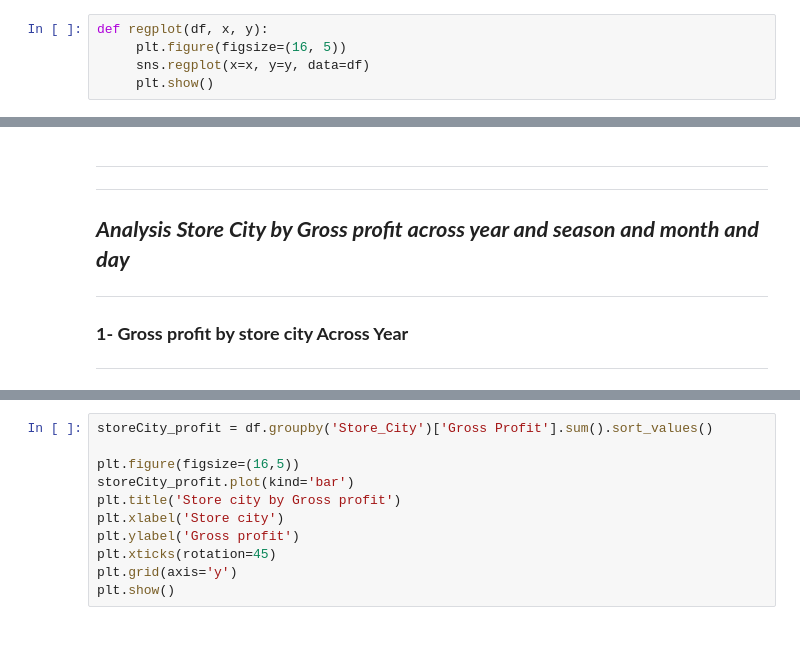
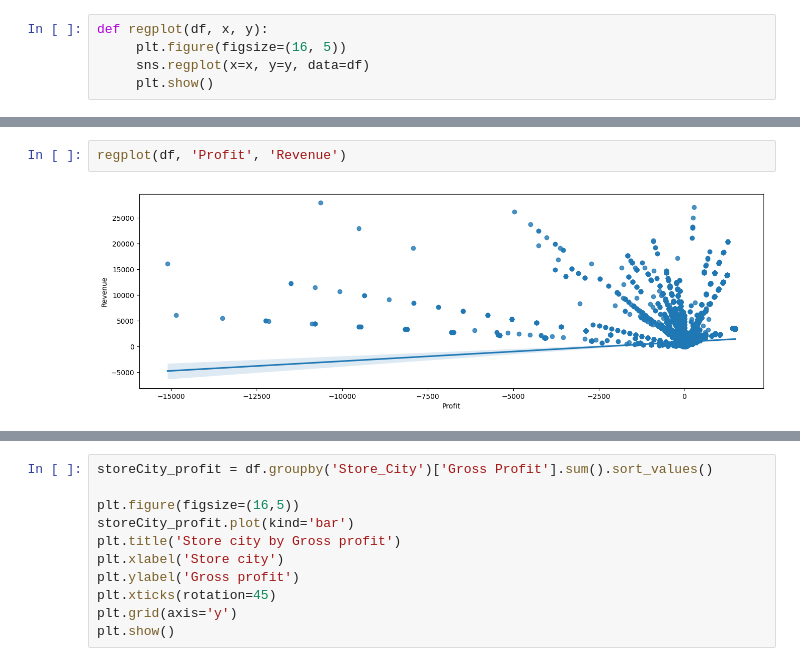
Before and after one commit to Mohamed-Jamyl/ML-and-Data-Analytics_projects, a Jupyter notebook: ML & Data analytics projects/Adventure works Analysis_project/Advanture works Analysis.ipynb, the cells around one changed output, grey strips where cells are left out. Drawn from its saved outputs; the diff is of its cells as text; blank space fills up the shorter version.

```diff
--- a/ML & Data analytics projects/Adventure works Analysis_project/Advanture works Analysis.ipynb
+++ b/ML & Data analytics projects/Adventure works Analysis_project/Advanture works Analysis.ipynb
@@ -504,7 +295,4 @@ regplot(df, 'Product_Price', 'Product_Cost')
-# %% [markdown]
-----------------------------
-----------------------------
-## ***Analysis Store City by Gross profit across year and season and month and day***
-------------------------------
-### **1- Gross profit by store city Across Year**
------------------------
+# %%
+regplot(df, 'Profit', 'Revenue')
+# %% [output]
+[figure, added]
```
Also changed, not shown: parts of 41 cells of this notebook, 1 other file.
